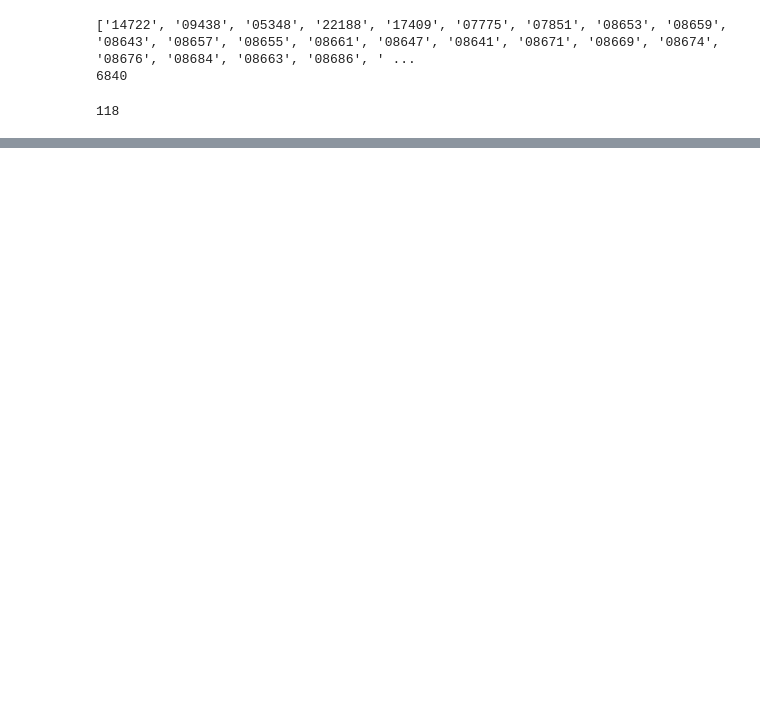
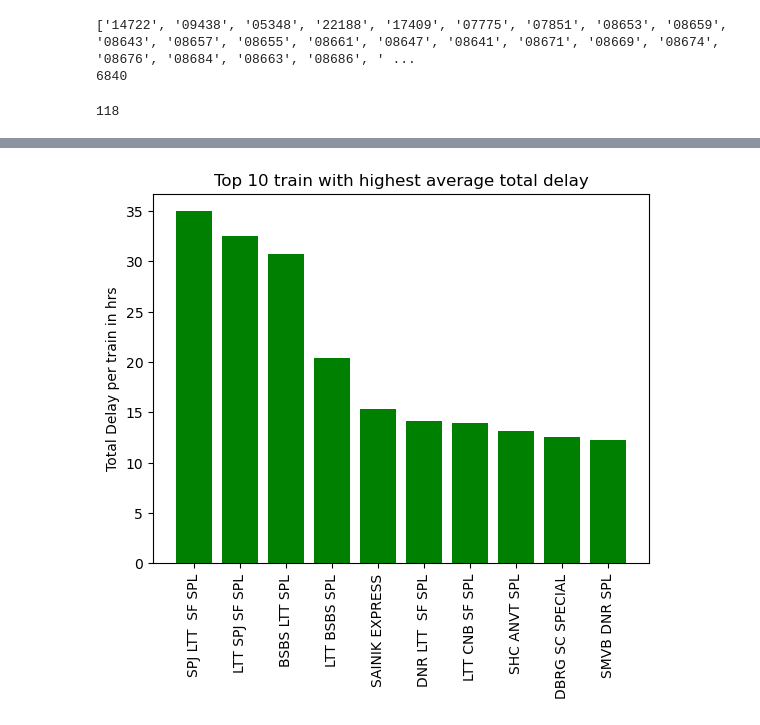
Before and after one commit to Armagaan/irn-data-analysis, a Jupyter notebook: scrapping/main.ipynb, the cells around one changed output, grey strips where cells are left out. Drawn from its saved outputs; the diff is of its cells as text; code cells hidden in the pictures; blank space fills up the shorter version.

```diff
--- a/scrapping/main.ipynb
+++ b/scrapping/main.ipynb
@@ -378,0 +388,56 @@ with open('train_info.json', 'w') as f:
+# %%
+import json
+import ast
+train_delay = {}
+with open('train_average_delay.json', 'r') as file:
+    data = json.load(file)
+
+with open('train_info.json', 'r') as file:
+    data2 = json.load(file)
+
+train_number_name_dict = {}
+station_code_name_dict = {}
+
+for entry in data2:
+    train_number_name_dict[entry.get('trainNumber')] = entry.get('trainName')
+    stationlist = entry.get('stationList')
+    if(stationlist == None):
+        continue
+    for station in stationlist:
+        if(station.get('stationCode')  not in station_code_name_dict):
+            station_code_name_dict[station.get('stationCode')] = station.get('stationName')
+
+with open('train_number_name.json', 'w') as file:
+    json.dump( train_number_name_dict, file)
+
+with open('station_code_name.json', 'w') as file:
+    json.dump( station_code_name_dict, file)
+
+# print(train_number_name_dict)
+for train in data:
+    x = 0
+    if(len(data[train]) == 0):
+        continue
+    for station in data[train]:
+        x += data[train][station]
+    train_delay[train] = x/len(data[train])
+
+train_delay = {k: v for k, v in sorted(train_delay.items(), key=lambda item: item[1], reverse=True)}
+
+
+import matplotlib.pyplot as plt
+import numpy as np
+
+train = list(train_delay.keys())[:10]
+delay = list(train_delay.values())[:10]
+
+train = [train_number_name_dict[t] for t in train]
+delay = [d/60 for d in delay]
+
+plt.bar(train, delay)
+plt.title('Top 10 train with highest average total delay')
+plt.ylabel('Total Delay per train in hrs')
+plt.bar(train, delay, color='green')
+y = plt.xticks(rotation=90)
+# %% [output]
+[figure, added]
```
Also changed, not shown: parts of 9 cells of this notebook, 8 other files.
